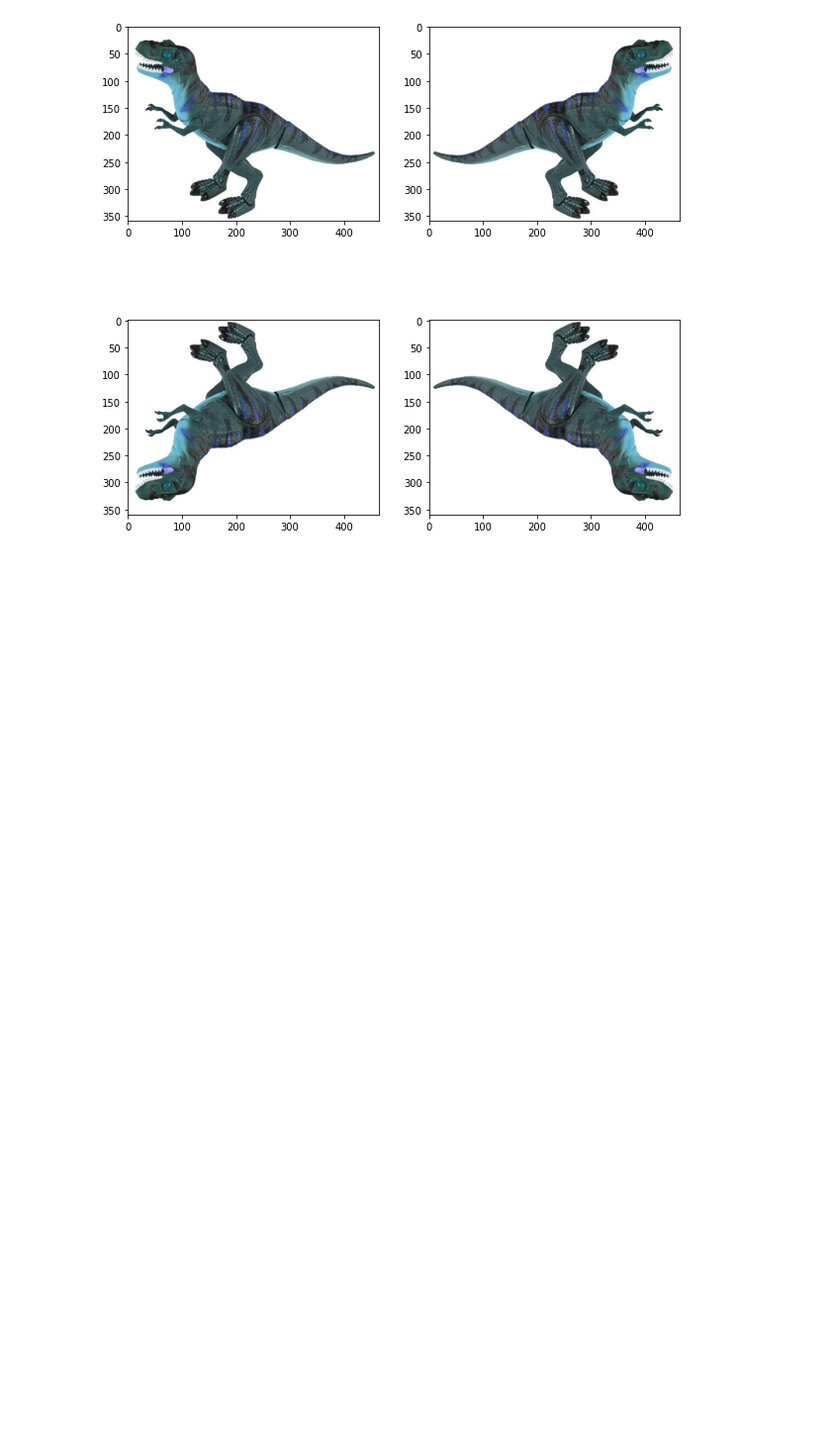
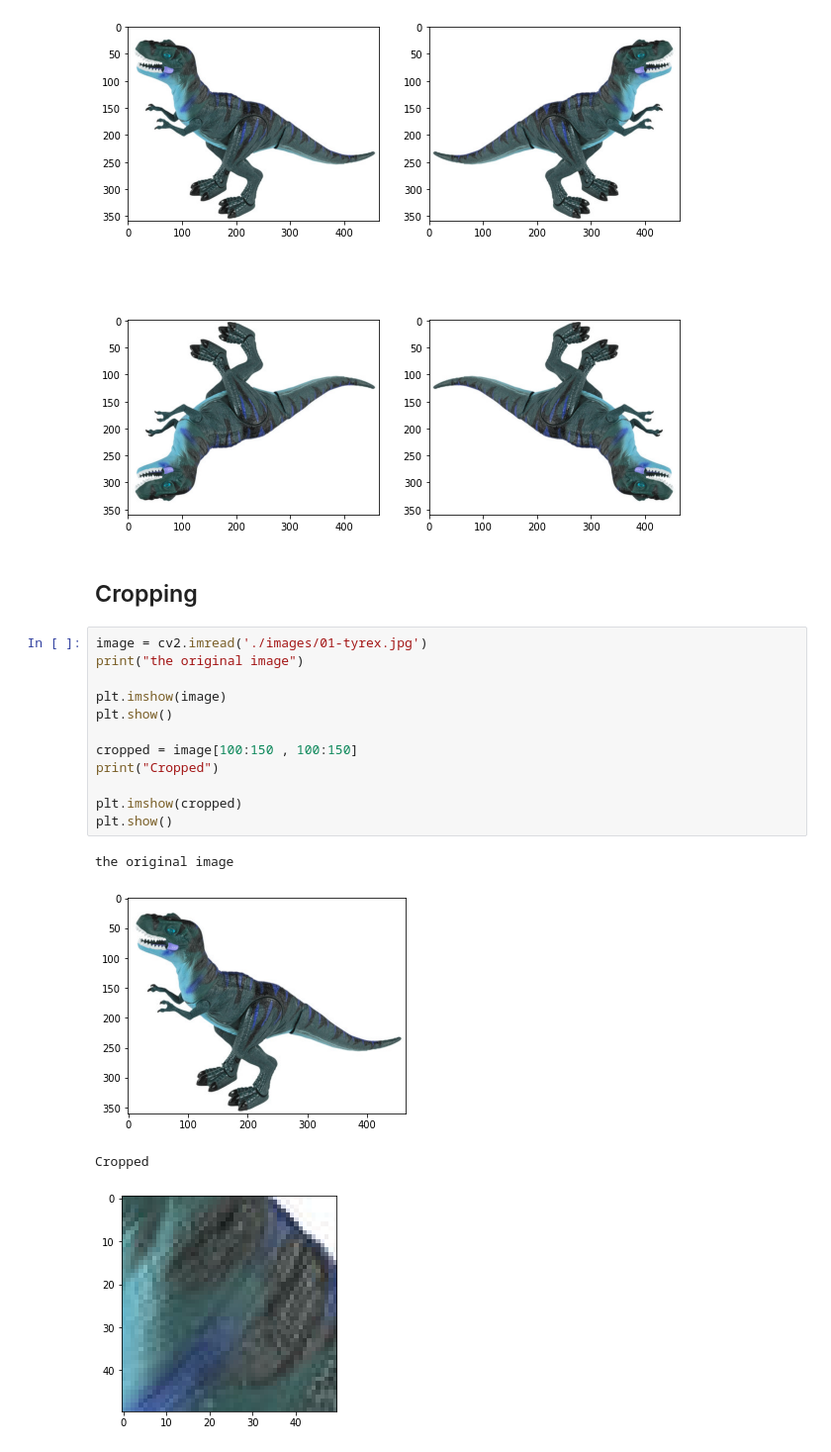
Before and after one commit to KeshavChaurasia/practical-python-and-opencv, a Jupyter notebook: 03-Image Processing.ipynb, the cells around one changed output. Shown at 99% size. Cells and saved outputs as stored; diff of their text form; blank space fills up the shorter version.

Commit message:
cropped implemented

```diff
--- a/03-Image Processing.ipynb
+++ b/03-Image Processing.ipynb
@@ -242,3 +242,22 @@ plt.show()
 # %% [output]
 Flipping
 [figure]
+# %% [markdown]
+## Cropping
+# %%
+image = cv2.imread('./images/01-tyrex.jpg')
+print("the original image")
+
+plt.imshow(image)
+plt.show()
+
+cropped = image[100:150 , 100:150]
+print("Cropped")
+
+plt.imshow(cropped)
+plt.show()
+# %% [output]
+the original image
+[figure, added]
+Cropped
+[figure, added]
```
Also changed, not shown: parts of 1 cell of this notebook, 4 other files.
